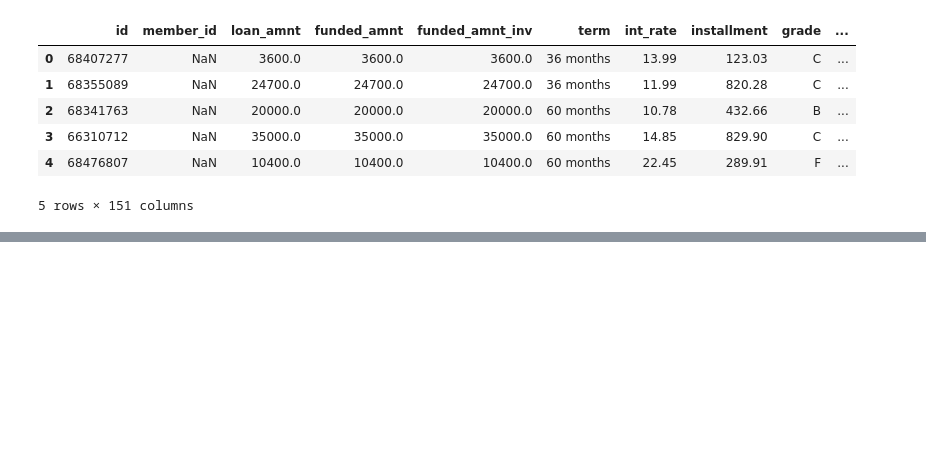
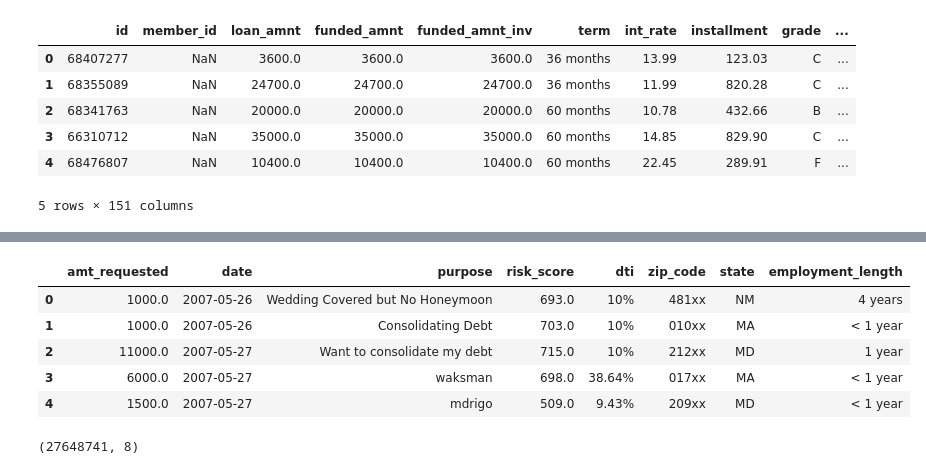
Before and after one commit to davisdw/Lending_Club_Loan_Prediction_Analysis, a Jupyter notebook: pyspark_data_load.ipynb, the cells around one changed output, grey strips where cells are left out. Drawn from its saved outputs; the diff is of its cells as text; code cells hidden in the pictures; blank space fills up the shorter version.

```diff
--- a/pyspark_data_load.ipynb
+++ b/pyspark_data_load.ipynb
@@ -78,0 +187,16 @@ Successful S3 put_object response. Status - 200
+# %%
+# Dropping policy_code column
+clean_reject_df = rejected_df.drop(columns=['policy_code'])
+clean_reject_df.head()
+# %% [output]
+|  | amt_requested | date | purpose | risk_score | dti | zip_code | state | employment_length |
+| 0 | 1000.0 | 2007-05-26 | Wedding Covered but No Honeymoon | 693.0 | 10% | 481xx | NM | 4 years |
+| 1 | 1000.0 | 2007-05-26 | Consolidating Debt | 703.0 | 10% | 010xx | MA | < 1 year |
+| 2 | 11000.0 | 2007-05-27 | Want to consolidate my debt | 715.0 | 10% | 212xx | MD | 1 year |
+| 3 | 6000.0 | 2007-05-27 | waksman | 698.0 | 38.64% | 017xx | MA | < 1 year |
+| 4 | 1500.0 | 2007-05-27 | mdrigo | 509.0 | 9.43% | 209xx | MD | < 1 year |
+# %%
+# view the dataset shape after removal of un-needed columns:
+clean_reject_df.shape
+# %% [output]
+(27648741, 8)
```
Also changed, not shown: parts of 24 cells of this notebook.
